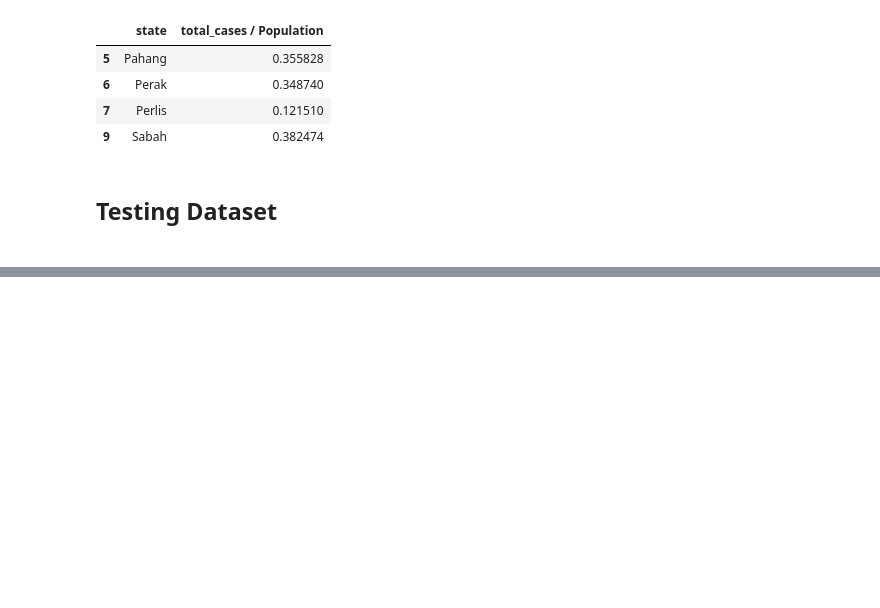
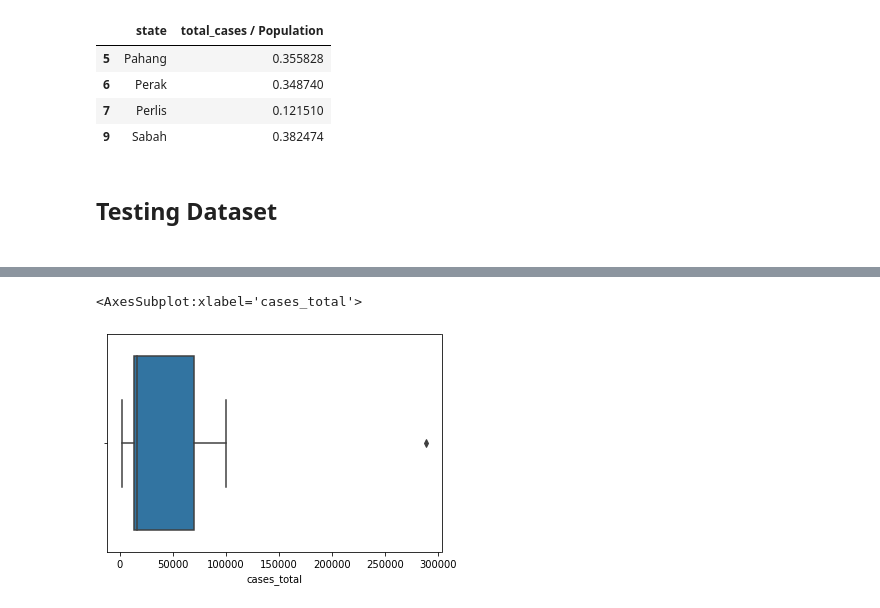
Before and after one commit to sidharrth2002/covid-streamlit, a Jupyter notebook: Q3(i).ipynb, the cells around one changed output, grey strips where cells are left out. Saved outputs shown, nothing was run; the diff lists cells and outputs as text; code cells hidden in the pictures; blank space fills up the shorter version.

```diff
--- a/Q3(i).ipynb
+++ b/Q3(i).ipynb
@@ -618,0 +604,3 @@ tests_state.to_csv('./data/tests_state.csv')
+# %%
+clusters = pd.read_csv('./data/clusters.csv')
+clusters.head()
@@ -618,0 +614,9 @@ tests_state.to_csv('./data/tests_state.csv')
+# %%
+cluster_cases = clusters.pivot_table(index = 'category', values = ['cases_total', 'tests'], aggfunc = 'sum')
+# %%
+cluster_cases.reset_index(inplace = True)
+# %%
+sns.boxplot(x = 'cases_total', data = cluster_cases)
+# %% [output]
+<AxesSubplot:xlabel='cases_total'>
+[figure, added]
```
Also changed, not shown: parts of 20 cells of this notebook, 2 other files.
